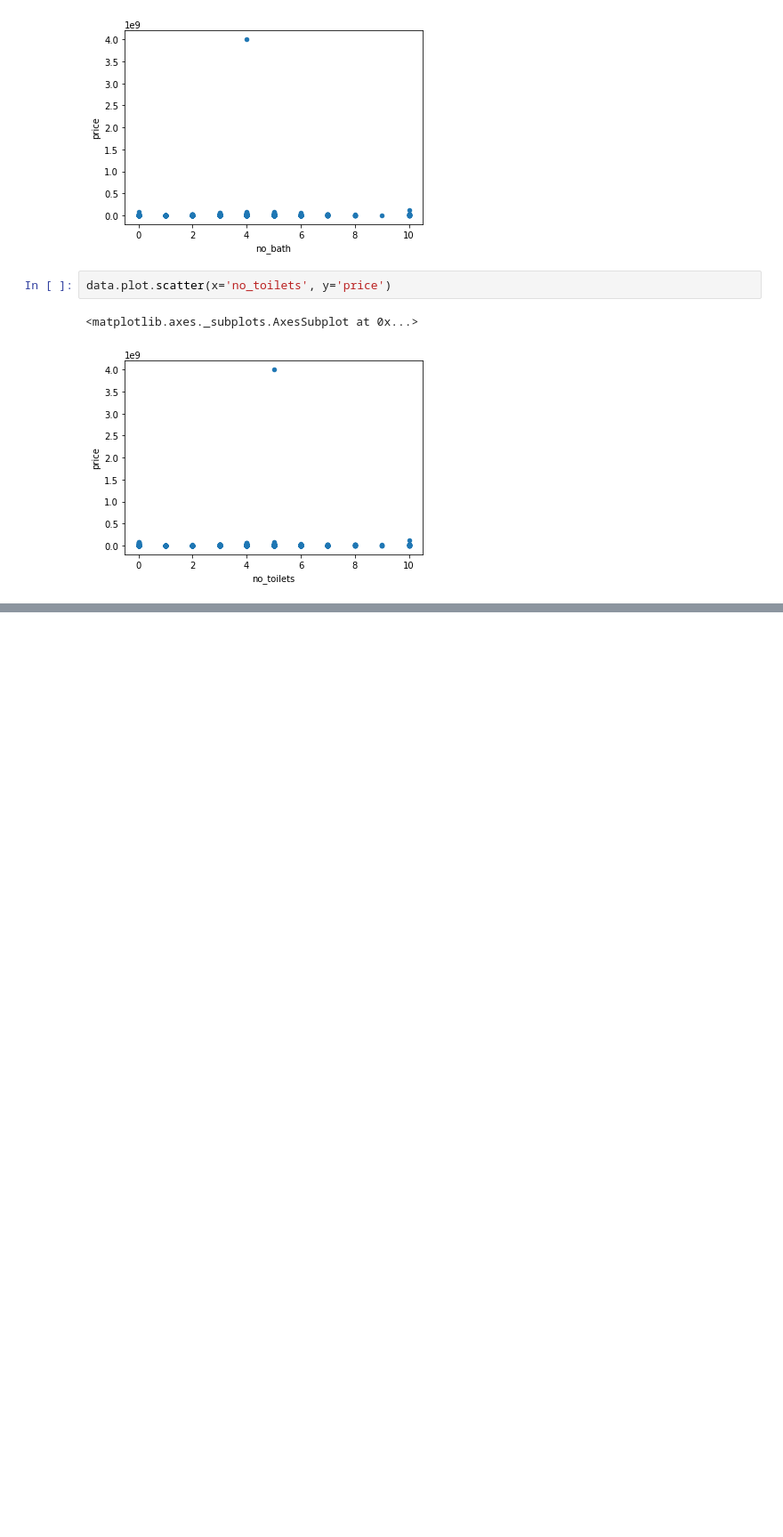
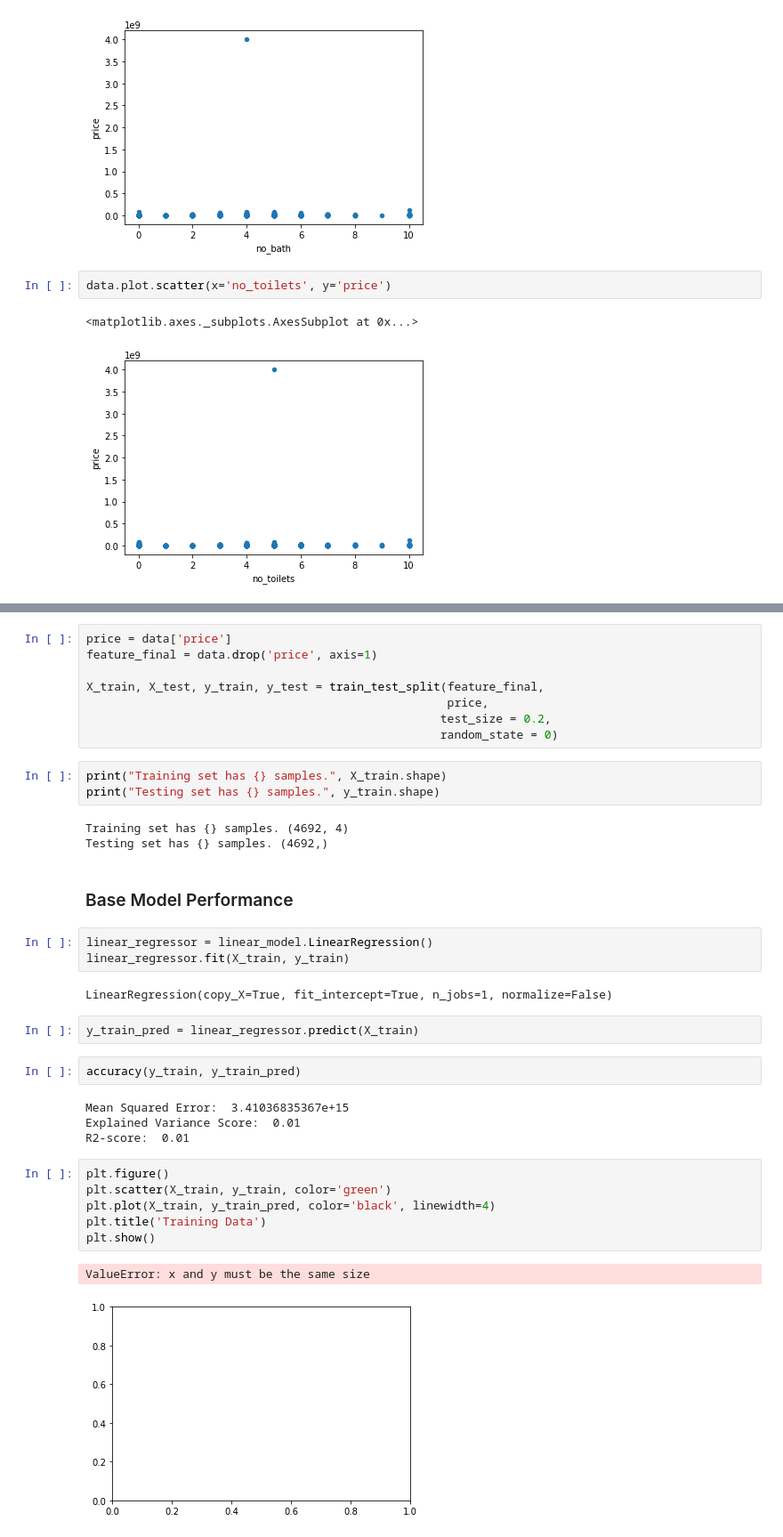
Before and after one commit to victorlenerd/lagos_housing, a Jupyter notebook: lagos_housing.ipynb, the cells around one changed output, grey strips where cells are left out. Shown at 89% size. Cells and saved outputs as stored; diff of their text form; blank space fills up the shorter version.

Commit message:
Base model and accuracy

```diff
--- a/lagos_housing.ipynb
+++ b/lagos_housing.ipynb
@@ -131,0 +215,38 @@ data.plot.scatter(x='no_toilets', y='price')
+# %%
+price = data['price']
+feature_final = data.drop('price', axis=1)
+
+X_train, X_test, y_train, y_test = train_test_split(feature_final,
+                                                    price,
+                                                   test_size = 0.2,
+                                                   random_state = 0)
+# %%
+print("Training set has {} samples.", X_train.shape)
+print("Testing set has {} samples.", y_train.shape)
+# %% [output]
+Training set has {} samples. (4692, 4)
+Testing set has {} samples. (4692,)
+# %% [markdown]
+### Base Model Performance
+# %%
+linear_regressor = linear_model.LinearRegression()
+linear_regressor.fit(X_train, y_train)
+# %% [output]
+LinearRegression(copy_X=True, fit_intercept=True, n_jobs=1, normalize=False)
+# %%
+y_train_pred = linear_regressor.predict(X_train)
+# %%
+accuracy(y_train, y_train_pred)
+# %% [output]
+Mean Squared Error:  3.41036835367e+15
+Explained Variance Score:  0.01
+R2-score:  0.01
+# %%
+plt.figure()
+plt.scatter(X_train, y_train, color='green')
+plt.plot(X_train, y_train_pred, color='black', linewidth=4)
+plt.title('Training Data')
+plt.show()
+# %% [output]
+ValueError: x and y must be the same size
+[figure, added]
```
Also changed, not shown: parts of 18 cells of this notebook.
